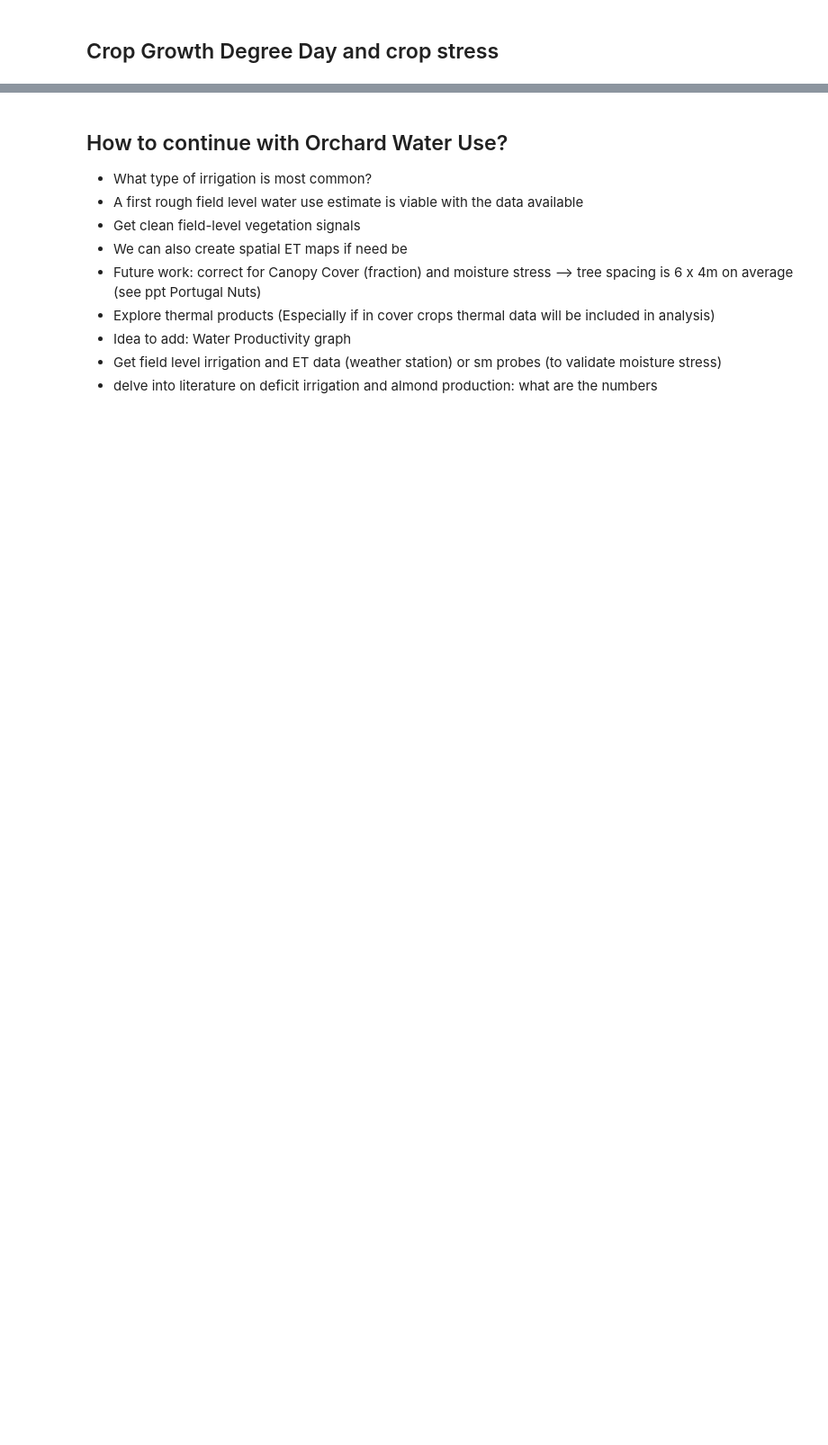
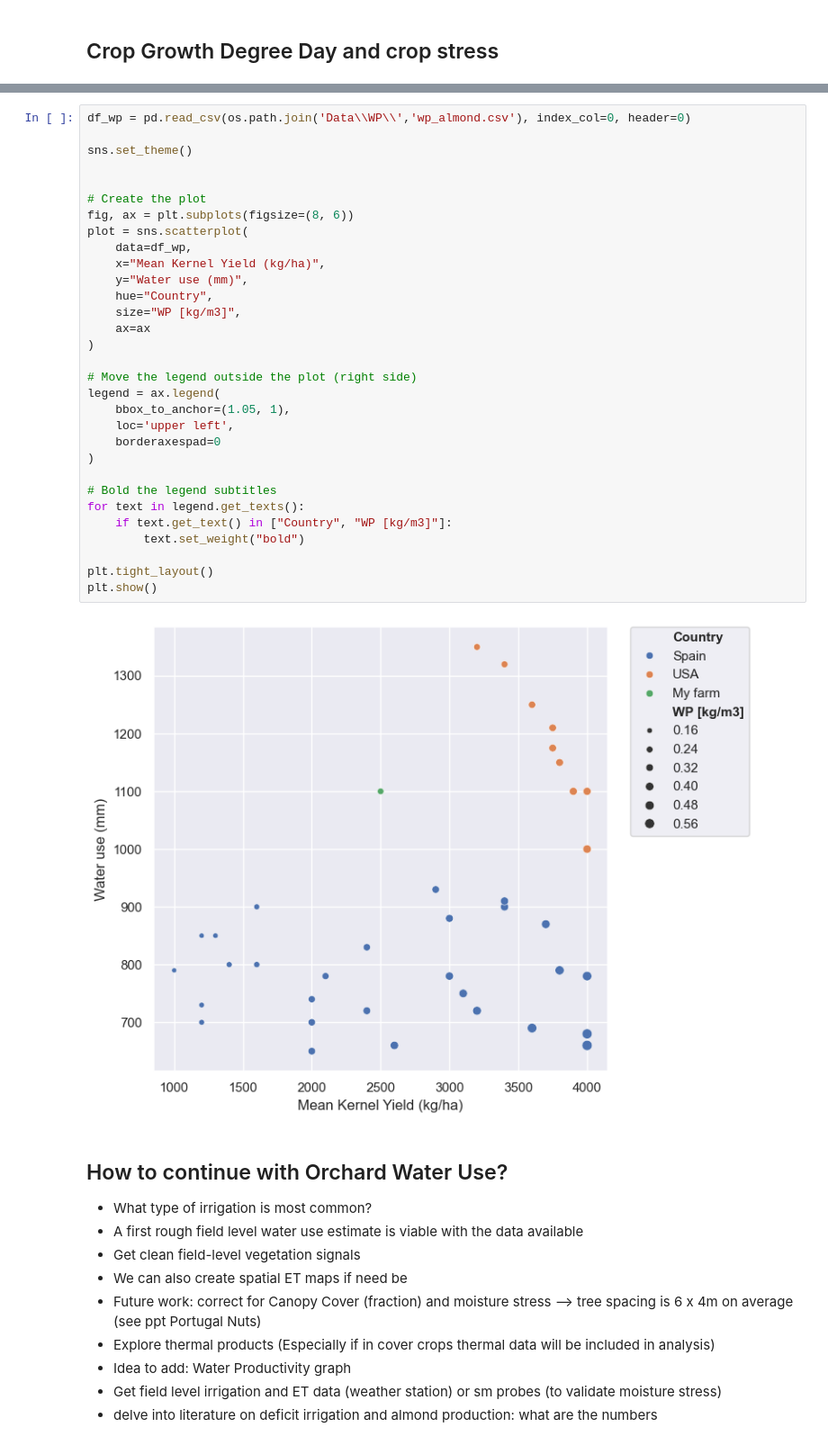
Before and after one commit to nadja1390/RAFIP, a Jupyter notebook: Orchard_Water_Use.ipynb, the cells around one changed output, grey strips where cells are left out. Shown at 90% size. Cells and saved outputs as stored; diff of their text form; blank space fills up the shorter version.

Commit message:
water productivity

```diff
--- a/Orchard_Water_Use.ipynb
+++ b/Orchard_Water_Use.ipynb
@@ -585,3 +596,36 @@ plt.show()
+# %%
+df_wp = pd.read_csv(os.path.join('Data\\WP\\','wp_almond.csv'), index_col=0, header=0)
+
+sns.set_theme()
+
+
+# Create the plot
+fig, ax = plt.subplots(figsize=(8, 6))
+plot = sns.scatterplot(
+    data=df_wp,
+    x="Mean Kernel Yield (kg/ha)",
+    y="Water use (mm)",
+    hue="Country",
+    size="WP [kg/m3]",
+    ax=ax
+)
+
+# Move the legend outside the plot (right side)
+legend = ax.legend(
+    bbox_to_anchor=(1.05, 1),
+    loc='upper left',
+    borderaxespad=0
+)
+
+# Bold the legend subtitles
+for text in legend.get_texts():
+    if text.get_text() in ["Country", "WP [kg/m3]"]:
+        text.set_weight("bold")
+
+plt.tight_layout()
+plt.show()
+# %% [output]
+[figure, added]
 # %% [markdown]
 ## How to continue with Orchard Water Use?
 
```
Also changed, not shown: parts of 1 cell of this notebook, 1 other file.
